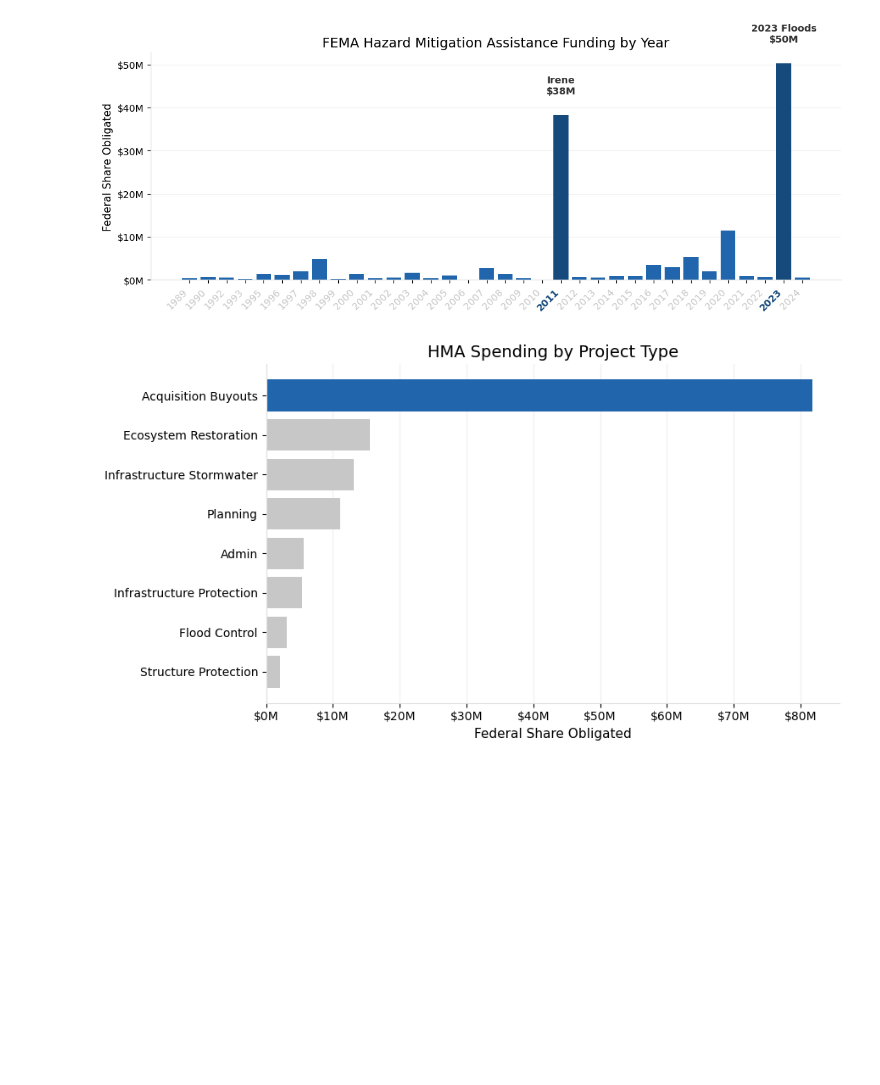
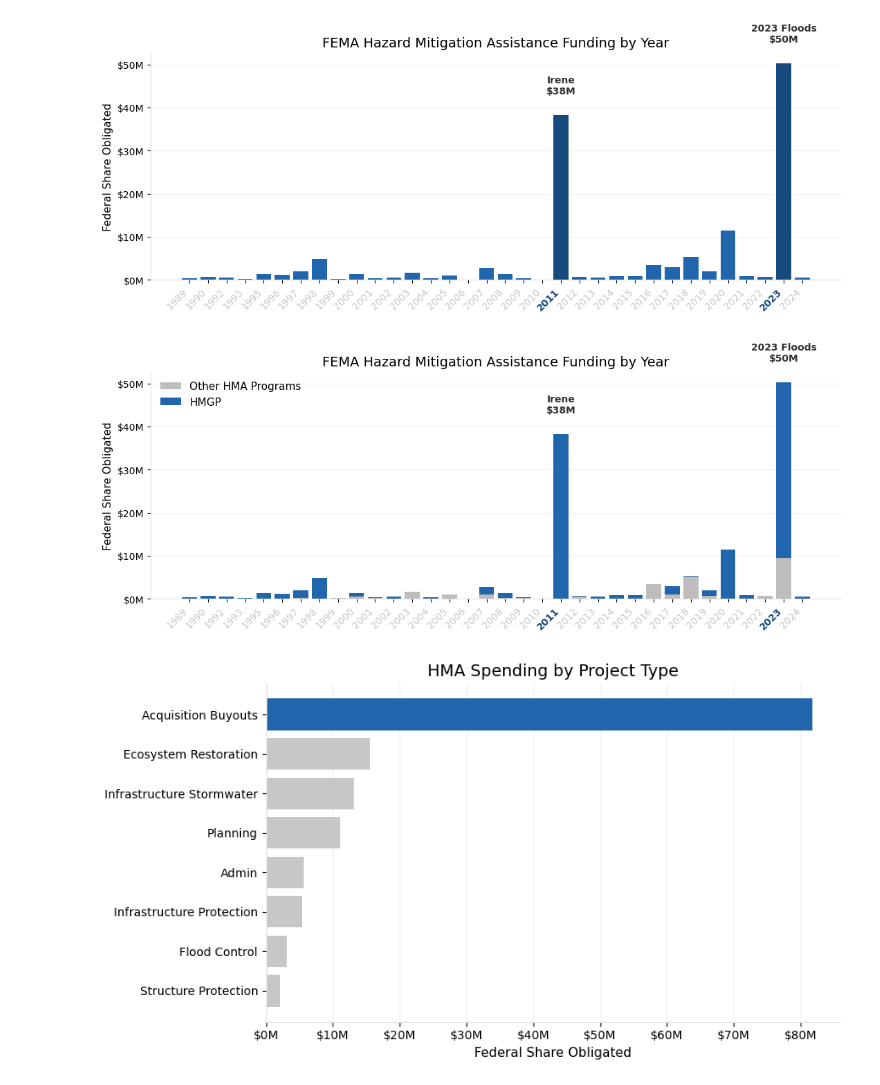
Before and after one commit to jakedurell/hazard-funding-comp, a Jupyter notebook: notebooks/30_article_image_export.ipynb, the cells around one changed output. Cells and saved outputs as stored; diff of their text form; code cells hidden in the pictures; blank space fills up the shorter version.

Commit message:
feat(image export): add alternate FEMA HMA by year plot, by HMGP/other

```diff
--- a/notebooks/30_article_image_export.ipynb
+++ b/notebooks/30_article_image_export.ipynb
@@ -212,6 +212,100 @@ plt.savefig(
 plt.show()
 # %% [output]
 [figure]
+# %%
+# ------------------------------------------------------------------
+# FEMA HMA Funding by Year (HMGP vs Other)
+# ------------------------------------------------------------------
+
+funding_by_year = (
+    df_hma.assign(
+        funding_type=np.where(
+            df_hma["programArea"] == "HMGP",
+            "HMGP",
+            "Other HMA",
+        )
+    )
+    .groupby(["programFy", "funding_type"])["federalShareObligated_adj"]
+    .sum()
+    .unstack(fill_value=0)
+    .sort_index()
+)
+
+years = funding_by_year.index.astype(str)
+
+fig, ax = plt.subplots(figsize=(11, 4.5))
+
+# colors
+HMGP_COLOR = "#2166ac"
+OTHER_COLOR = "#bdbdbd"
+
+bars_other = ax.bar(
+    years,
+    funding_by_year["Other HMA"],
+    color=OTHER_COLOR,
+    label="Other HMA Programs",
+)
+
+bars_hmgp = ax.bar(
+    years,
+    funding_by_year["HMGP"],
+    bottom=funding_by_year["Other HMA"],
+    color=HMGP_COLOR,
+    label="HMGP",
+)
+
+# annotate disaster years using total funding
+totals = funding_by_year.sum(axis=1)
+
+for disaster_year, label in [
+    ("2011", "Irene"),
+    ("2023", "2023 Floods"),
+]:
+    if disaster_year in years:
+        idx = list(years).index(disaster_year)
+        val = totals.loc[int(disaster_year)]
+
+        ax.annotate(
+            f"{label}\n${val/1e6:.0f}M",
+            xy=(idx, val),
+            xytext=(0, 20),
+            textcoords="offset points",
+            ha="center",
+            va="bottom",
+            fontsize=10,
+            color=DARK,
+            fontweight="bold",
+        )
+
+ax.set_title("FEMA Hazard Mitigation Assistance Funding by Year")
+ax.set_ylabel("Federal Share Obligated")
+ax.set_xlabel("")
+
+ax.yaxis.set_major_formatter(
+    FuncFormatter(lambda x, _: f"${x/1e6:.0f}M")
+)
+
+plt.setp(ax.get_xticklabels(), rotation=45, ha="right")
+
+for tick in ax.get_xticklabels():
+    if tick.get_text() in ["2011", "2023"]:
+        tick.set_color(HIGHLIGHT)
+        tick.set_fontweight("bold")
+    else:
+        tick.set_color(GRAY)
+
+ax.grid(axis="y", color="#eeeeee")
+ax.set_axisbelow(True)
+
+ax.spines["top"].set_visible(False)
+ax.spines["right"].set_visible(False)
+
+ax.legend(frameon=False)
+
+plt.tight_layout()
+plt.show()
+# %% [output]
+[figure, added]
 # %%
 # ------------------------------------------------------------------
 # Shared article styling
```
